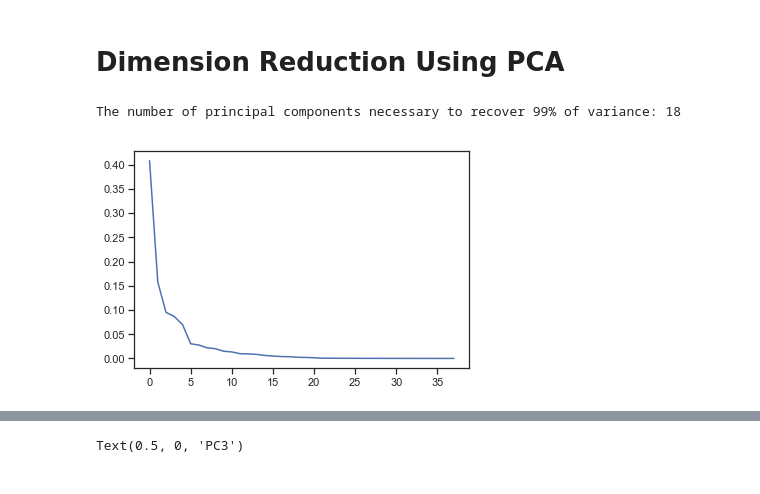
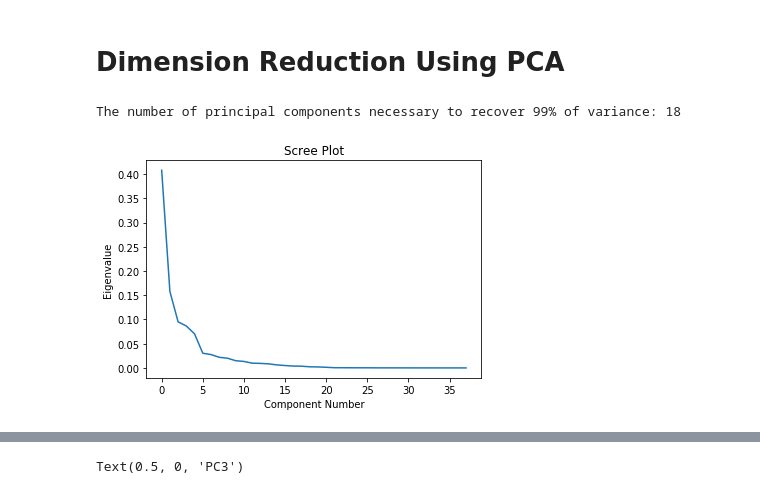
Before and after one commit to ansel-z/CX4240-Cancer-Cell-Classfication-Project, a Jupyter notebook: Dimension Reduction.ipynb, the cells around one changed output, grey strips where cells are left out. Saved outputs shown, nothing was run; the diff lists cells and outputs as text; code cells hidden in the pictures.

```diff
--- a/Dimension Reduction.ipynb
+++ b/Dimension Reduction.ipynb
@@ -248,16 +264,19 @@ RF_test_data_df
 # %%
 # Dimension reduction using PCA
 D = np.size(train_data[1])
 pca = PCA(n_components = D)
 pca.fit(train_data)
 PCA(copy=True, iterated_power='auto', n_components = D, random_state=None,
      svd_solver='auto', tol=0.0, whiten=False)
 plt.plot(pca.explained_variance_ratio_)
+plt.title("Scree Plot")
+plt.xlabel("Component Number")
+plt.ylabel("Eigenvalue")
 n_components = np.sum((pca.explained_variance_ratio_.cumsum()/pca.explained_variance_ratio_.sum()) < 0.99)+1
 print('The number of principal components necessary to recover 99% of variance:',n_components)
 # %% [output]
 The number of principal components necessary to recover 99% of variance: 18
-[figure, old version]
+[figure, new version]
 # %%
 # choose number of components from the elbow test
 n_components = 6
```
Also changed, not shown: parts of 4 cells of this notebook, 3 other files.
